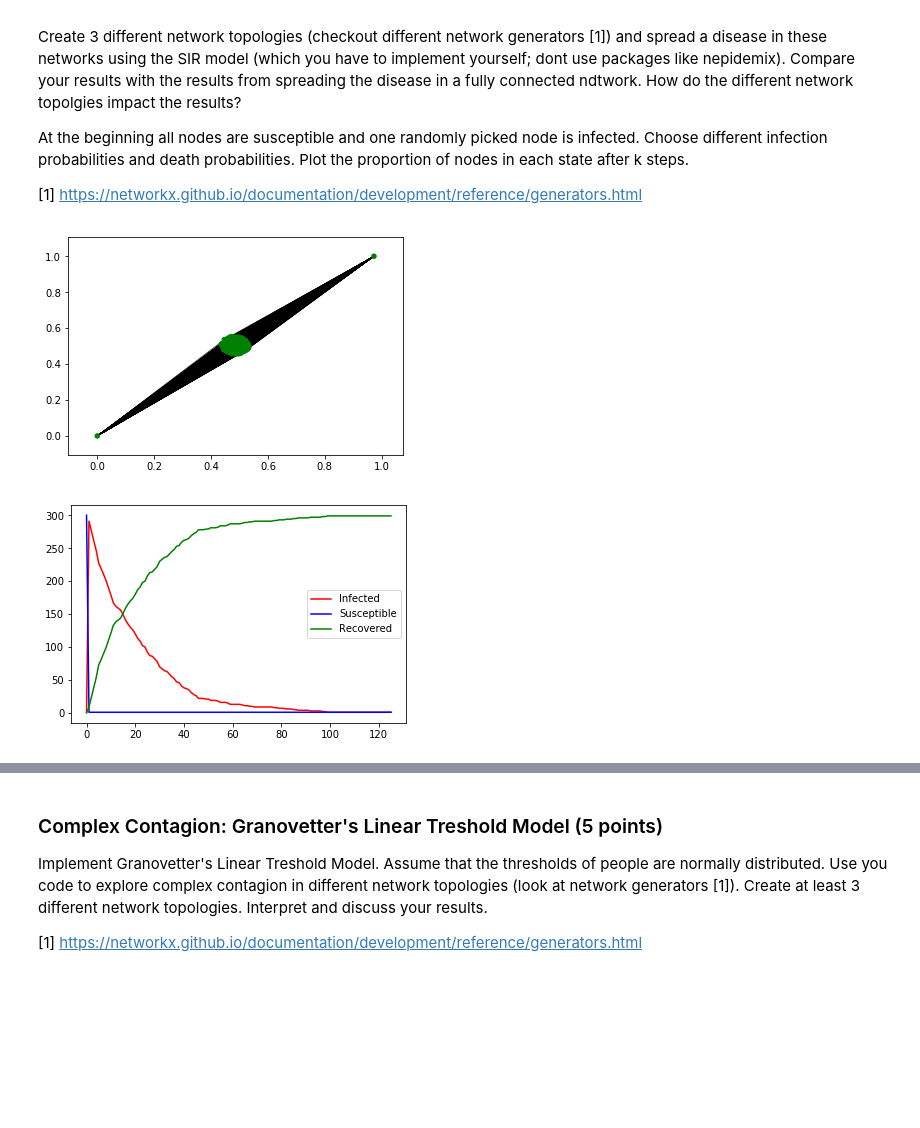
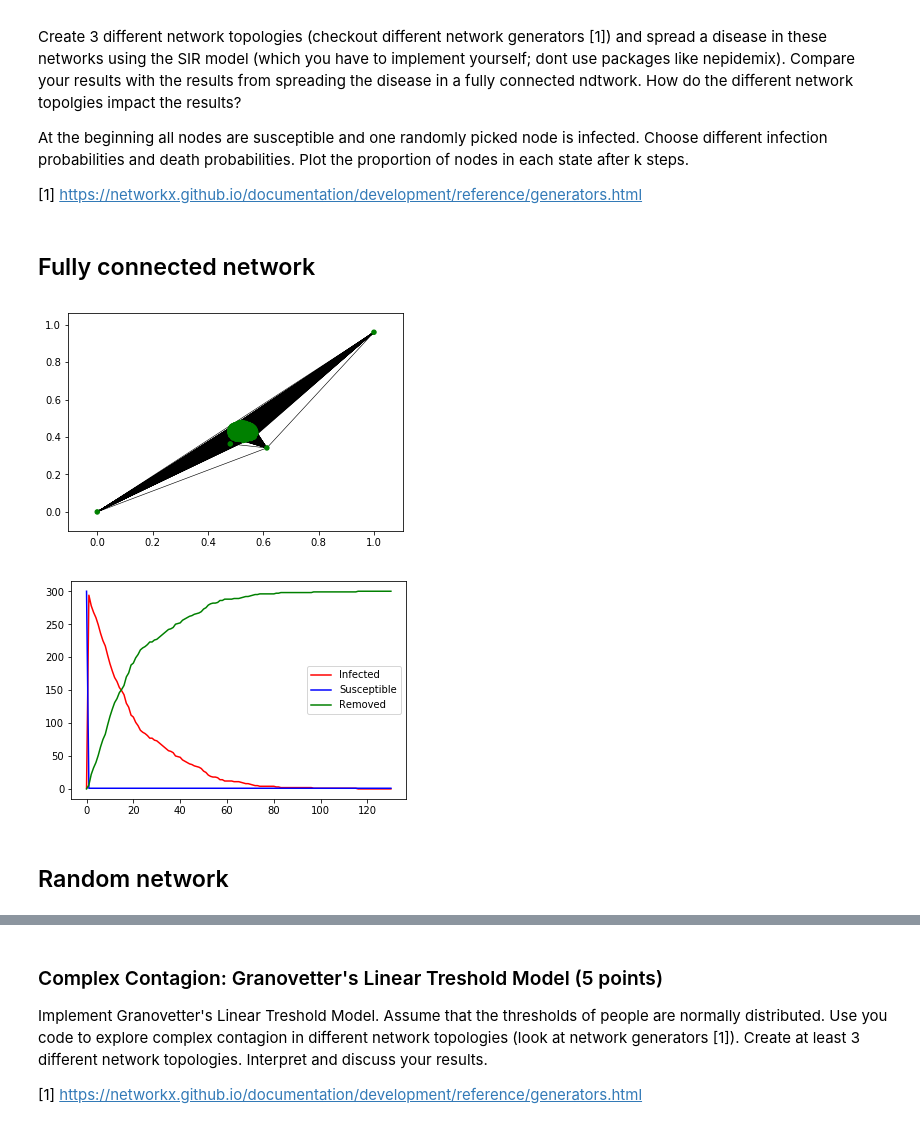
Before and after one commit to dkeske/css2017, a Jupyter notebook: assignment4/daniel_kostic_ass4.ipynb, the cells around one changed output, grey strips where cells are left out. Saved outputs shown, nothing was run; the diff lists cells and outputs as text; code cells hidden in the pictures; blank space fills up the shorter version.

```diff
--- a/assignment4/daniel_kostic_ass4.ipynb
+++ b/assignment4/daniel_kostic_ass4.ipynb
@@ -80,7 +80,7 @@ def draw():
     for nd in g.nodes():
         if g.node[nd]["state"] == "infected":
             colors[nd] = "red"
-        elif g.node[nd]["state"] == "recovered":
+        elif g.node[nd]["state"] == "removed":
             colors[nd] = "green"
         else:                       # Susceptible
             colors[nd] = "blue"
@@ -95,40 +95,39 @@ def stepSIR(gs):
     for node in g.nodes():
         if g.node[node]["state"] == "infected":
             for nod in g.neighbors(node):
-#             nod = choice(g.neighbors(node))
                 if g.node[nod]['state'] == "susceptible" and infect():
                     g.node[nod]['state'] = "infected"
                     gs.infected+=1
                     gs.susceptible-=1
-            if recover():
-                g.node[node]["state"] = "recovered"
+            if removed():
+                g.node[node]["state"] = "removed"
                 gs.infected-=1
-                gs.recovered+=1
+                gs.removed+=1
 
 def runSIR(iterations):
     global g
     gs = GraphState()
     gs.infected = 1
     gs.susceptible = len(g.nodes())
-    gs.recovered = 0
+    gs.removed = 0
     num_iter = 0
     infected_ = [gs.infected]
     susceptible_ = [gs.susceptible]
-    recovered_ = [gs.recovered]
-#     while(infected>0 and susceptible>0 and recovered<len(g.nodes())):
+    removed_ = [gs.removed]
+#     while(infected>0 and susceptible>0 and removed<len(g.nodes())):
     while(num_iter<iterations):
         stepSIR(gs)
         infected_.append(gs.infected)
         susceptible_.append(gs.susceptible)
-        recovered_.append(gs.recovered)
+        removed_.append(gs.removed)
 #         draw()
 #         time.sleep(1)
         num_iter+=1
 #     print(infected)
 #     print(susceptible)
-#     print(recovered)
+#     print(removed)
 #     print(num_iter)
-    return infected_, susceptible_, recovered_
+    return infected_, susceptible_, removed_
 # %%
 def infect():
     # (beta* x * s) - (y*x)
@@ -139,29 +138,33 @@ def recover():
     draw = choice([0,1], 1, p=[1-beta, beta])
     return draw[0]
 # %%
-def make_plot(infected_, susceptible_, recovered_=False):
+def make_plot(infected_, susceptible_, removed_=False):
     plt.plot(infected_, 'r', label="Infected")
     plt.plot(susceptible_, 'b', label="Susceptible")
-    if recovered_:
-        plt.plot(recovered_, 'g', label="Recovered")
+    if removed_:
+        plt.plot(removed_, 'g', label="Removed")
     plt.legend()
     plt.show()
 # %%
 alpha = 0.1
 beta = 0.05
 num_nodes = 300
-num_iters = 125
+num_iters = 130
 # %%
-infecteds, susceptibles,recovereds = [],[],[]
+infecteds, susceptibles,removeds = [],[],[]
+# %% [markdown]
+## Fully connected network
 # %%
 init_fully_connected_network(num_nodes)
-infected_, susceptible_, recovered_ = runSIR(num_iters)
+infected_, susceptible_, removed_ = runSIR(num_iters)
 draw()
-make_plot(infected_, susceptible_, recovered_)
+make_plot(infected_, susceptible_, removed_)
 infecteds.append(infected_)
 susceptibles.append(susceptible_)
-recovereds.append(recovered_)
+removeds.append(removed_)
 # %% [output]
-[figure, old version]
+[figure, new version]
-[figure, old version]
+[figure, new version]
+# %% [markdown]
+## Random network
 # %%
```
Also changed, not shown: parts of 28 cells of this notebook, 1 other file.
